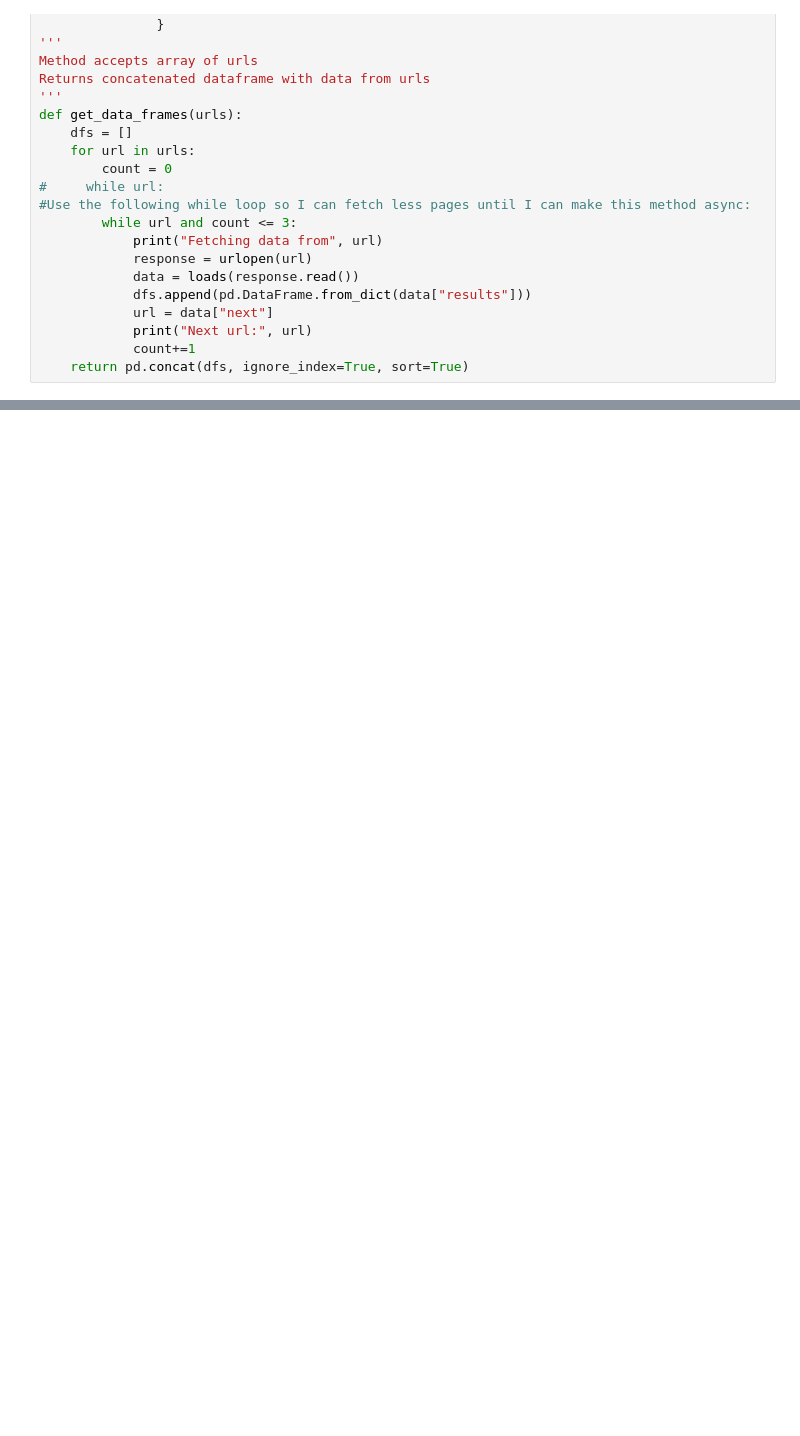
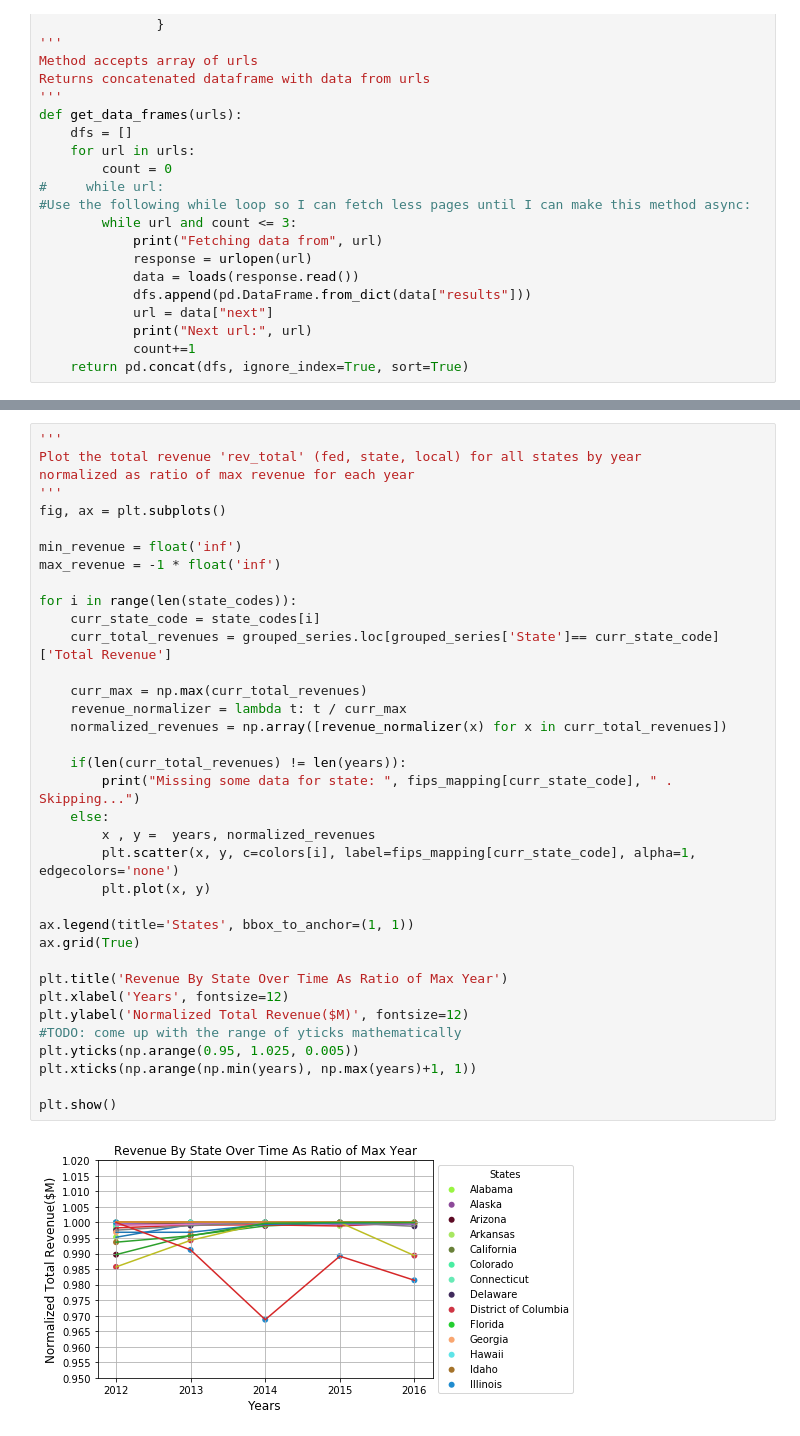
Before and after one commit to apaniagua6/Covid-impact-graduation, a Jupyter notebook: 03-educationdata-dashboards/finance_load_data.ipynb, the cells around one changed output, grey strips where cells are left out. Cells and saved outputs as stored; diff of their text form; blank space fills up the shorter version.

Commit message:
Add 2 visualizations: normalized as ratio of max revenue for each year; normalized as ratio of total revenue for all years. Can later be refactored to delete repeated code.

```diff
--- a/03-educationdata-dashboards/finance_load_data.ipynb
+++ b/03-educationdata-dashboards/finance_load_data.ipynb
@@ -199,0 +275,38 @@ plt.show()
+# %%
+'''
+Plot the total revenue 'rev_total' (fed, state, local) for all states by year
+normalized as ratio of max revenue for each year
+'''
+fig, ax = plt.subplots()
+
+min_revenue = float('inf')
+max_revenue = -1 * float('inf')
+
+for i in range(len(state_codes)):
+    curr_state_code = state_codes[i]
+    curr_total_revenues = grouped_series.loc[grouped_series['State']== curr_state_code]['Total Revenue']
+
+    curr_max = np.max(curr_total_revenues)
+    revenue_normalizer = lambda t: t / curr_max
+    normalized_revenues = np.array([revenue_normalizer(x) for x in curr_total_revenues])
+
+    if(len(curr_total_revenues) != len(years)):
+        print("Missing some data for state: ", fips_mapping[curr_state_code], " . Skipping...")
+    else:
+        x , y =  years, normalized_revenues
+        plt.scatter(x, y, c=colors[i], label=fips_mapping[curr_state_code], alpha=1, edgecolors='none')
+        plt.plot(x, y)
+
+ax.legend(title='States', bbox_to_anchor=(1, 1))
+ax.grid(True)
+
+plt.title('Revenue By State Over Time As Ratio of Max Year')
+plt.xlabel('Years', fontsize=12)
+plt.ylabel('Normalized Total Revenue($M)', fontsize=12)
+#TODO: come up with the range of yticks mathematically
+plt.yticks(np.arange(0.95, 1.025, 0.005))
+plt.xticks(np.arange(np.min(years), np.max(years)+1, 1))
+
+plt.show()
+# %% [output]
+[figure, added]
```
Also changed, not shown: parts of 11 cells of this notebook.
